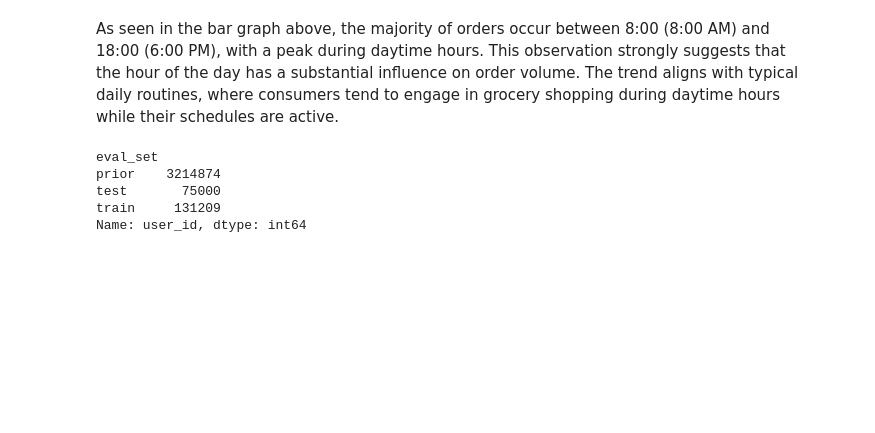
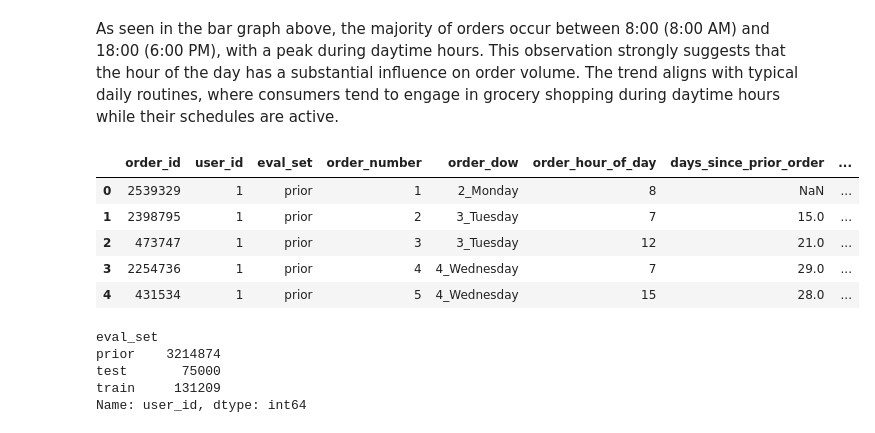
Before and after one commit to kli210/instacart-market-basket-analysis, a Jupyter notebook: data_preprocessing.ipynb, the cells around one changed output. Saved outputs shown, nothing was run; the diff lists cells and outputs as text; code cells hidden in the pictures; blank space fills up the shorter version.

```diff
--- a/data_preprocessing.ipynb
+++ b/data_preprocessing.ipynb
@@ -583,5 +567,28 @@ plt.show()
 # %% [markdown]
 As seen in the bar graph above, the majority of orders occur between 8:00 (8:00 AM) and 18:00 (6:00 PM), with a peak during daytime hours. This observation strongly suggests that the hour of the day has a substantial influence on order volume. The trend aligns with typical daily routines, where consumers tend to engage in grocery shopping during daytime hours while their schedules are active.
+# %%
+# Function to categorize hours into time slots
+def categorize_hour(hour):
+    if 0 <= hour < 6:
+        return 'Late Night'
+    elif 6 <= hour < 12:
+        return 'Morning'
+    elif 12 <= hour < 18:
+        return 'Afternoon'
+    else:
+        return 'Evening'
+
+# Apply the categorization to the 'order_hour_of_day' column
+orders_df['order_hour_category'] = orders_df['order_hour_of_day'].apply(categorize_hour)
+# %%
+orders_df.head()
+# %% [output]
+|  | order_id | user_id | eval_set | order_number | order_dow | order_hour_of_day | days_since_prior_order | ... |
+| 0 | 2539329 | 1 | prior | 1 | 2_Monday | 8 | NaN | ... |
+| 1 | 2398795 | 1 | prior | 2 | 3_Tuesday | 7 | 15.0 | ... |
+| 2 | 473747 | 1 | prior | 3 | 3_Tuesday | 12 | 21.0 | ... |
+| 3 | 2254736 | 1 | prior | 4 | 4_Wednesday | 7 | 29.0 | ... |
+| 4 | 431534 | 1 | prior | 5 | 4_Wednesday | 15 | 28.0 | ... |
 # %%
 count = orders_df.groupby('eval_set')['user_id'].count()
 count
```
Also changed, not shown: parts of 4 cells of this notebook.
